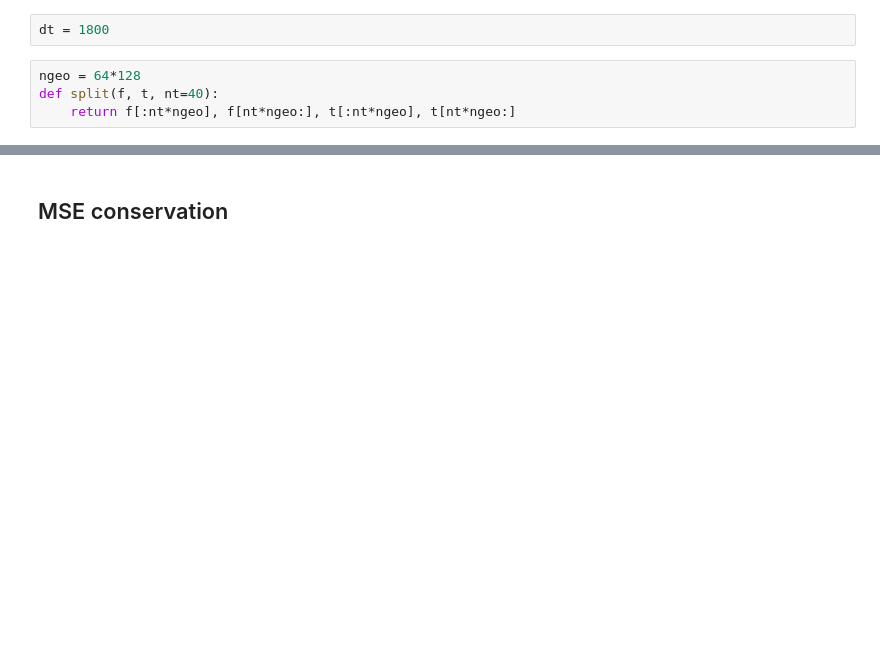
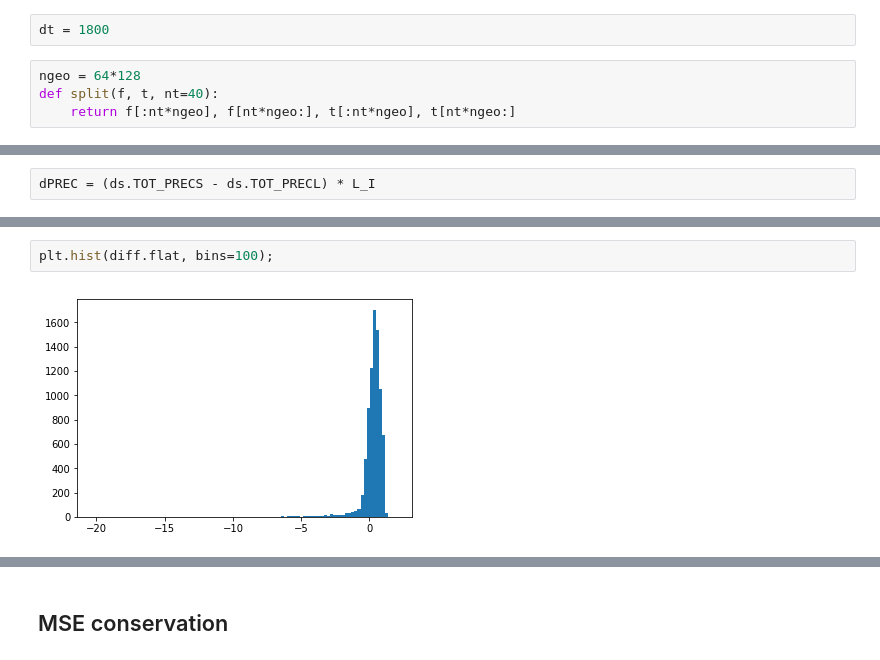
Before and after one commit to raspstephan/CBRAIN-CAM, a Jupyter notebook: notebooks/dev/energy_conservation-nn.ipynb, the cells around one changed output, grey strips where cells are left out. Drawn from its saved outputs; the diff is of its cells as text; blank space fills up the shorter version.

```diff
--- a/notebooks/dev/energy_conservation-nn.ipynb
+++ b/notebooks/dev/energy_conservation-nn.ipynb
@@ -56,0 +107,2 @@ def split(f, t, nt=40):
+# %%
+dPREC = (ds.TOT_PRECS - ds.TOT_PRECL) * L_I
@@ -56,0 +122,4 @@ def split(f, t, nt=40):
+# %%
+plt.hist(diff.flat, bins=100);
+# %% [output]
+[figure, added]
```
Also changed, not shown: parts of 27 cells of this notebook.
